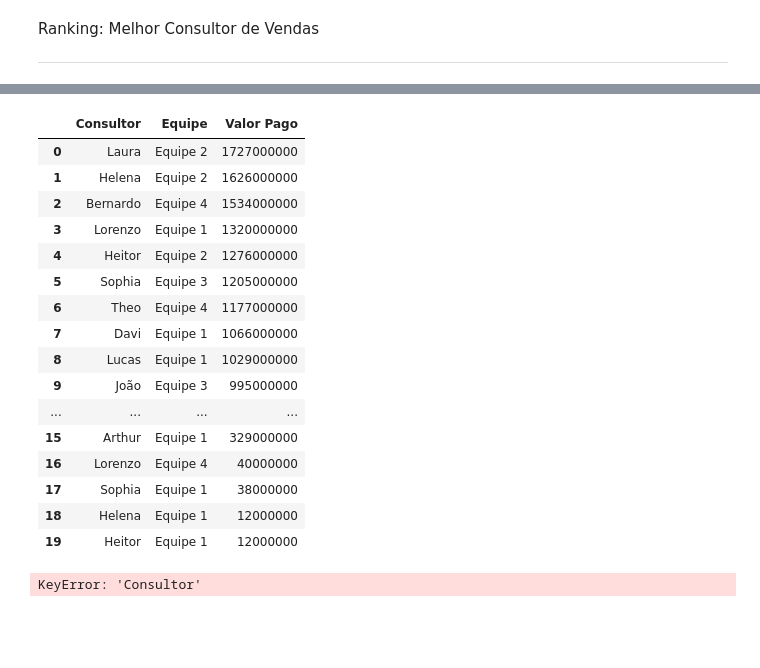
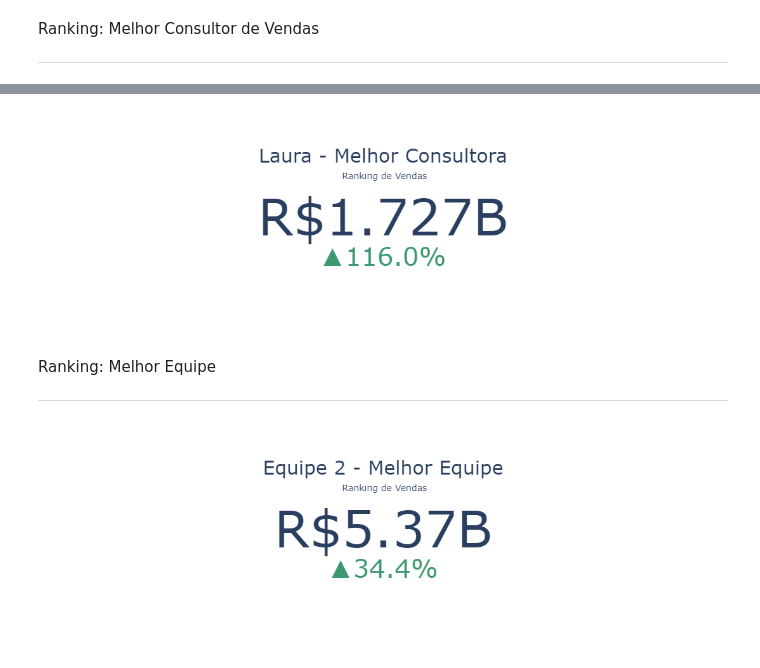
Before and after one commit to fabio-ribeiro-de/DataAnalytics, a Jupyter notebook: 1-call-center-vendas/graficos.ipynb, the cells around one changed output, grey strips where cells are left out. Saved outputs shown, nothing was run; the diff lists cells and outputs as text; code cells hidden in the pictures; blank space fills up the shorter version.

Commit message:
rev_04
Finalização dos gráficos dentro do JupertLab. Agora partirei para a construção do layout do gráfico.

```diff
--- a/1-call-center-vendas/graficos.ipynb
+++ b/1-call-center-vendas/graficos.ipynb
@@ -284,36 +300,21 @@ gpRankingM = df.groupby(['Consultor','Equipe'])['Valor Pago'].sum()
 gpRankingM.sort_values(ascending = False, inplace = True)
 
 #Reordenaremos o index.
-gpRankingM.reset_index()
+gpRankingM = gpRankingM.reset_index()
-# %% [output]
-|  | Consultor | Equipe | Valor Pago |
-| 0 | Laura | Equipe 2 | 1727000000 |
-| 1 | Helena | Equipe 2 | 1626000000 |
-| 2 | Bernardo | Equipe 4 | 1534000000 |
-| 3 | Lorenzo | Equipe 1 | 1320000000 |
-| 4 | Heitor | Equipe 2 | 1276000000 |
-| 5 | Sophia | Equipe 3 | 1205000000 |
-| 6 | Theo | Equipe 4 | 1177000000 |
-| 7 | Davi | Equipe 1 | 1066000000 |
-| 8 | Lucas | Equipe 1 | 1029000000 |
-| 9 | João | Equipe 3 | 995000000 |
-| ... | ... | ... | ... |
-| 15 | Arthur | Equipe 1 | 329000000 |
-| 16 | Lorenzo | Equipe 4 | 40000000 |
-| 17 | Sophia | Equipe 1 | 38000000 |
-| 18 | Helena | Equipe 1 | 12000000 |
-| 19 | Heitor | Equipe 1 | 12000000 |
 # %%
 #Criando o gráfico
-gpRankingM = go.Figure()
-gpRankingM.add_trace(
+grafRankingM = go.Figure()
+grafRankingM.add_trace(
     go.Indicator(
         mode = 'number+delta',
-        title = {"text": f"<span style='font-size:150%'> {gpRankingM['Consultor'].iloc[0]} - Top Consultant</span><br><span style='font-size:70%'>Em vendas em relação a média</span><br>"},
+        title = {"text": f"<span style='font-size:150%'>{gpRankingM['Consultor'].iloc[0]} - Melhor Consultora</span><br><span style='font-size:70%'> Ranking de Vendas</span><br>"},
         value = gpRankingM['Valor Pago'].iloc[0],
         number = {'prefix': "R$"},
-        delta = {'relative': True, 'valueformat': '.1%', 'reference':gpRankingM['Valor Pago'].mean()}
+        delta = {'relative': True, 'valueformat': '.1%', 'reference': gpRankingM['Valor Pago'].mean()}
     )
 )
 # %% [output]
-KeyError: 'Consultor'
+[figure, added]
+# %% [markdown]
+Ranking: Melhor Equipe
+______________________________
@@ -319,0 +328,14 @@ KeyError: 'Consultor'
+# %%
+#Criando o gráfico
+grafMelhorE = go.Figure()
+grafMelhorE.add_trace(
+    go.Indicator(
+        mode = 'number+delta',
+        title = {"text": f"<span style='font-size:150%'>{gpMelhorE['Equipe'].iloc[0]} - Melhor Equipe</span><br><span style='font-size:70%'> Ranking de Vendas</span><br>"},
+        value = gpMelhorE['Valor Pago'].iloc[0],
+        number = {'prefix': "R$"},
+        delta = {'relative': True, 'valueformat': '.1%', 'reference': gpMelhorE['Valor Pago'].mean()}
+    )
+)
+# %% [output]
+[figure, added]
```
Also changed, not shown: parts of 9 cells of this notebook, 1 other file.
